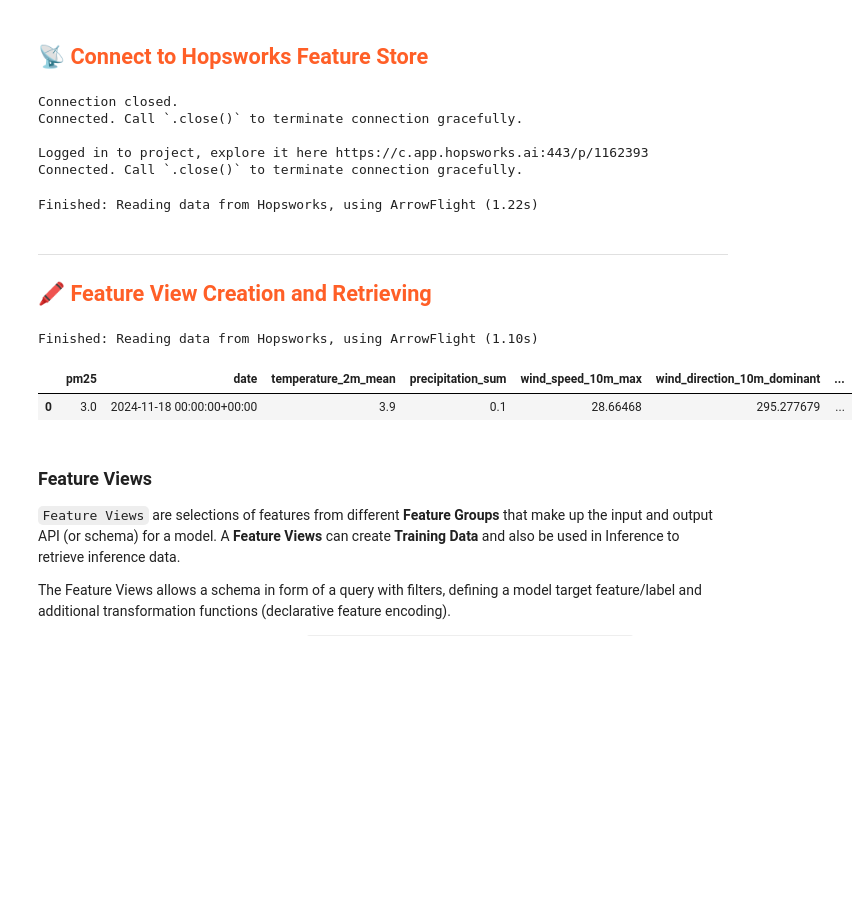
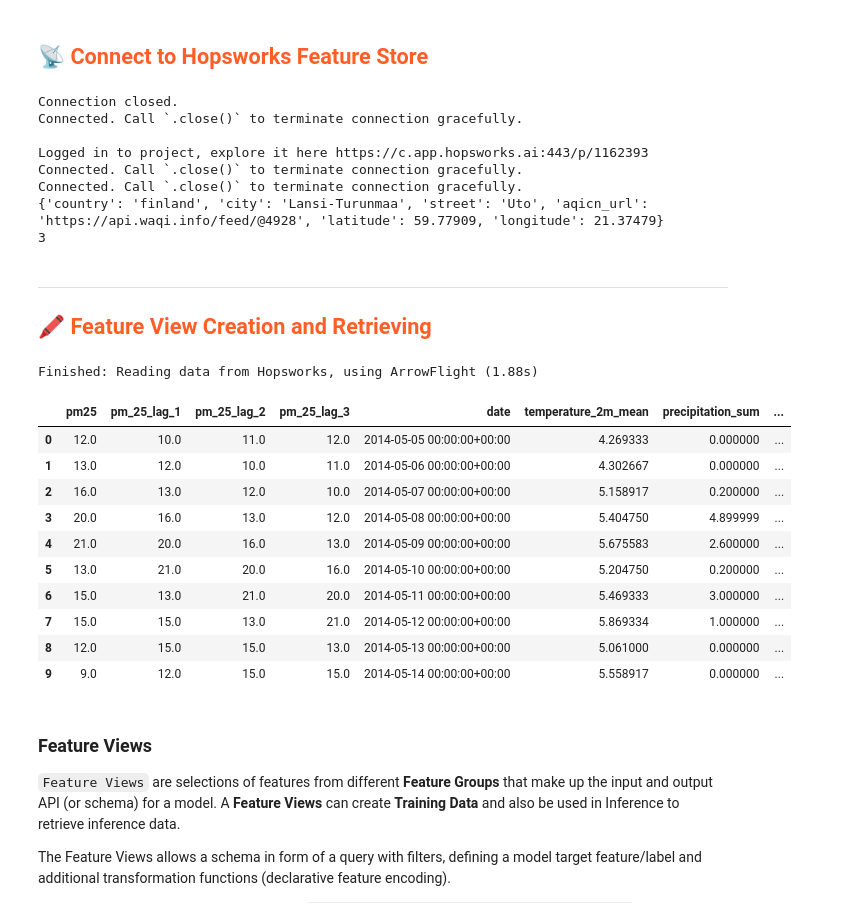
Before and after one commit to knutsa/scalable_lab1, a Jupyter notebook: notebooks/ch03/3_air_quality_training_pipeline.ipynb, the cells around one changed output. Saved outputs shown, nothing was run; the diff lists cells and outputs as text; code cells hidden in the pictures; blank space fills up the shorter version.

Commit message:
using lagged_pm25 predictor

```diff
--- a/notebooks/ch03/3_air_quality_training_pipeline.ipynb
+++ b/notebooks/ch03/3_air_quality_training_pipeline.ipynb
@@ -31,12 +32,27 @@ warnings.filterwarnings("ignore")
 
 project = hopsworks.login()
 fs = project.get_feature_store()
+secrets = util.secrets_api(project.name)
+
+N_LAG_DAYS = int(secrets.get_secret("N_LAG_DAYS").value)
+location_str = secrets.get_secret("SENSOR_LOCATION_JSON").value
+location = json.loads(location_str)
+
+country=location['country']
+city=location['city']
+street=location['street']
+
+print(location)
+print(N_LAG_DAYS)
 # %% [output]
 Connection closed.
 Connected. Call `.close()` to terminate connection gracefully.
 
 Logged in to project, explore it here https://c.app.hopsworks.ai:443/p/1162393
 Connected. Call `.close()` to terminate connection gracefully.
+Connected. Call `.close()` to terminate connection gracefully.
+{'country': 'finland', 'city': 'Lansi-Turunmaa', 'street': 'Uto', 'aqicn_url': 'https://api.waqi.info/feed/@4928', 'latitude': 59.77909, 'longitude': 21.37479}
+3
 # %%
 # Retrieve feature groups
 air_quality_fg = fs.get_feature_group(
@@ -47,23 +63,27 @@ weather_fg = fs.get_feature_group(
     name='weather',
     version=1,
 )
-# %%
-city, street = air_quality_fg.read()[["city", "street"]].loc[0]
-#from hsfs.feature import Feature
-# %% [output]
-Finished: Reading data from Hopsworks, using ArrowFlight (1.22s)
 # %% [markdown]
 ---
 
 ## <span style="color:#ff5f27;"> 🖍 Feature View Creation and Retrieving </span>
 # %%
 # Select features for training data.
-selected_features = air_quality_fg.select(['pm25']).join(weather_fg.select_all(), on=['city'])
+selected_features = air_quality_fg.select(['pm25'] + [f"pm_25_lag_{i}" for i in range(1, N_LAG_DAYS+1)]).join(weather_fg.select_all(), on=['city'])
 selected_features.show(10)
 # %% [output]
-Finished: Reading data from Hopsworks, using ArrowFlight (1.10s)
+Finished: Reading data from Hopsworks, using ArrowFlight (1.88s)
-|  | pm25 | date | temperature_2m_mean | precipitation_sum | wind_speed_10m_max | wind_direction_10m_dominant | ... |
-| 0 | 3.0 | 2024-11-18 00:00:00+00:00 | 3.9 | 0.1 | 28.66468 | 295.277679 | ... |
+|  | pm25 | pm_25_lag_1 | pm_25_lag_2 | pm_25_lag_3 | date | temperature_2m_mean | precipitation_sum | ... |
+| 0 | 12.0 | 10.0 | 11.0 | 12.0 | 2014-05-05 00:00:00+00:00 | 4.269333 | 0.000000 | ... |
+| 1 | 13.0 | 12.0 | 10.0 | 11.0 | 2014-05-06 00:00:00+00:00 | 4.302667 | 0.000000 | ... |
+| 2 | 16.0 | 13.0 | 12.0 | 10.0 | 2014-05-07 00:00:00+00:00 | 5.158917 | 0.200000 | ... |
+| 3 | 20.0 | 16.0 | 13.0 | 12.0 | 2014-05-08 00:00:00+00:00 | 5.404750 | 4.899999 | ... |
+| 4 | 21.0 | 20.0 | 16.0 | 13.0 | 2014-05-09 00:00:00+00:00 | 5.675583 | 2.600000 | ... |
+| 5 | 13.0 | 21.0 | 20.0 | 16.0 | 2014-05-10 00:00:00+00:00 | 5.204750 | 0.200000 | ... |
+| 6 | 15.0 | 13.0 | 21.0 | 20.0 | 2014-05-11 00:00:00+00:00 | 5.469333 | 3.000000 | ... |
+| 7 | 15.0 | 15.0 | 13.0 | 21.0 | 2014-05-12 00:00:00+00:00 | 5.869334 | 1.000000 | ... |
+| 8 | 12.0 | 15.0 | 15.0 | 13.0 | 2014-05-13 00:00:00+00:00 | 5.061000 | 0.000000 | ... |
+| 9 | 9.0 | 12.0 | 15.0 | 15.0 | 2014-05-14 00:00:00+00:00 | 5.558917 | 0.000000 | ... |
 # %% [markdown]
 ### Feature Views
 
```
Also changed, not shown: parts of 15 cells of this notebook, 11 other files.
